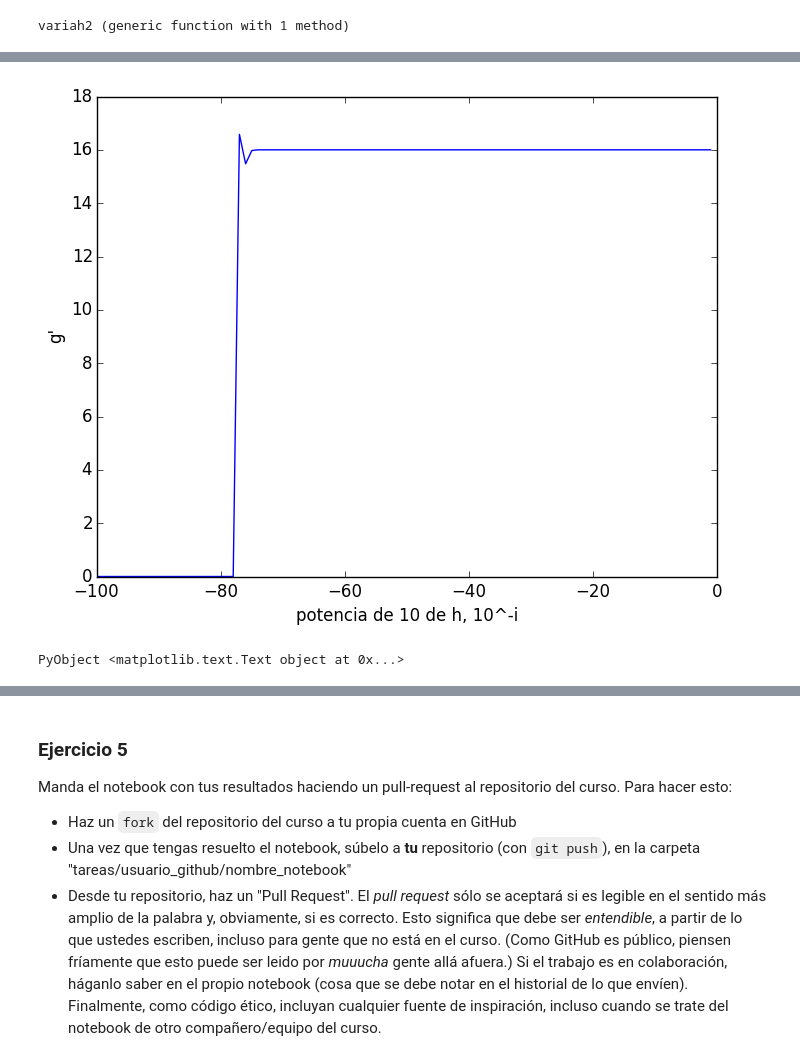
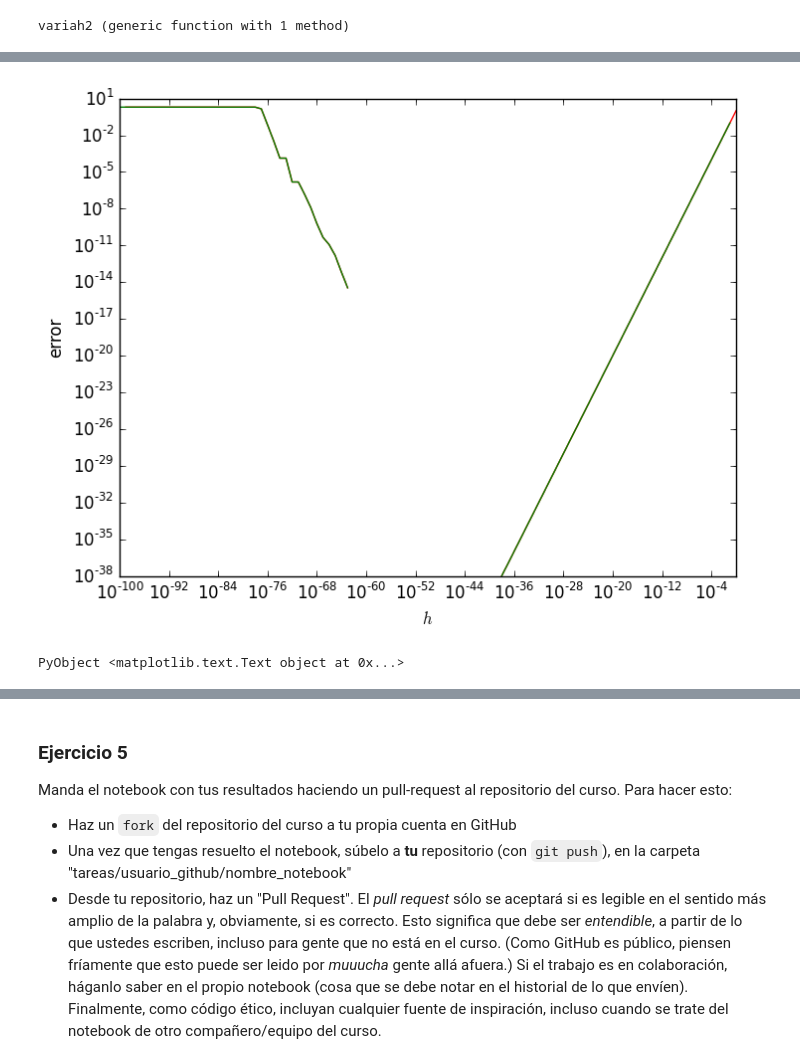
Before and after one commit to lbenet/2016-1_TemasSelectosFisComp, a Jupyter notebook: tareas/Ceboc/1-EjerciciosJulia.ipynb, the cells around one changed output, grey strips where cells are left out. Drawn from its saved outputs; the diff is of its cells as text; code cells hidden in the pictures.

```diff
--- a/tareas/Ceboc/1-EjerciciosJulia.ipynb
+++ b/tareas/Ceboc/1-EjerciciosJulia.ipynb
@@ -171,8 +230,8 @@ function variah2(funct,x0)#es exactamente el código de arriba, salvo que ahora
     tam = length(dat[:,1])
 
     for i in 0:tam-1
-        dat[i+1,1]=-i
-        dat[i+1,2]=derivada2(f,big(x0),10.0^-i)
+        dat[i+1,1]=10.0^-((tam-1)-i)
+        dat[i+1,2]=abs(funct'(big(x0))-derivada1(f,big(x0),10.0^-((tam-1)-i)))
     end
     return dat
 end
@@ -191,7 +240,10 @@ PyObject <matplotlib.text.Text object at 0x...>
-# %%
-plot(n[:,1],n[:,2]) #la gráfica para g
-xlabel("potencia de 10 de h, 10^-i")
-ylabel("g'")
-# %% [output]
-[figure, removed]
-PyObject <matplotlib.text.Text object at 0x...>
+# %%
+n2 = variah2(f,1.0)
+n1 = variah1(f,1.0);  #evaluo f' en x_o=2.5
+loglog(n2[:,1],n2[:,2],"r",label=("derivada 2"))
+loglog(n1[:,1],n1[:,2],"g",label=("derivada 1"))  #grafico los valores.#la gráfica para f
+xlabel(L"h")
+ylabel("error")
+# %% [output]
+[figure, added]
+PyObject <matplotlib.text.Text object at 0x...>
```
Also changed, not shown: parts of 34 cells of this notebook.
